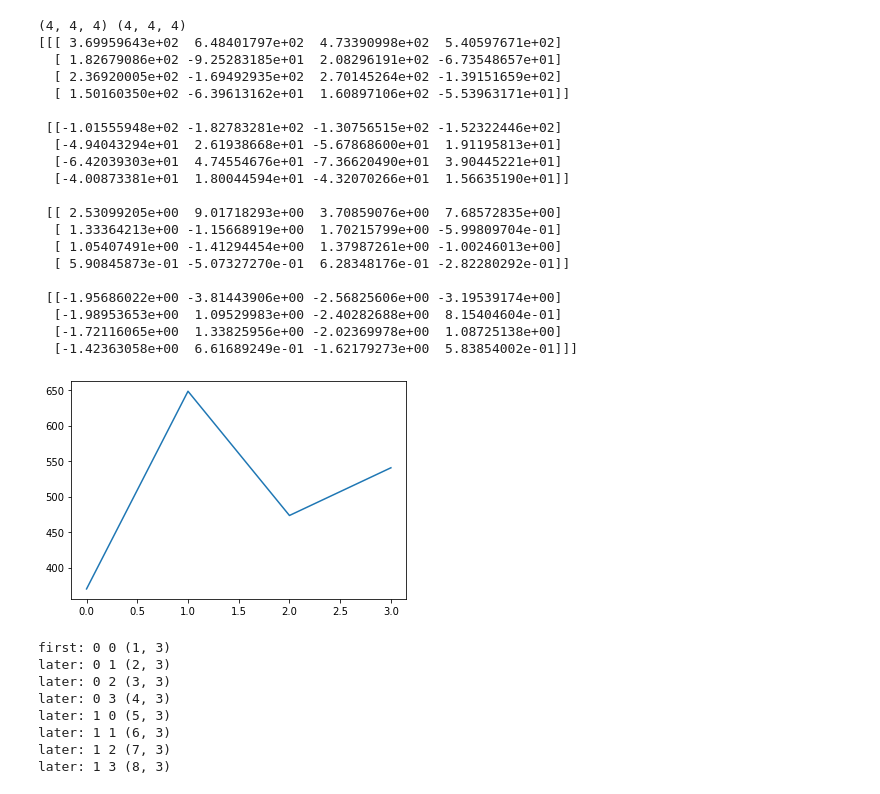
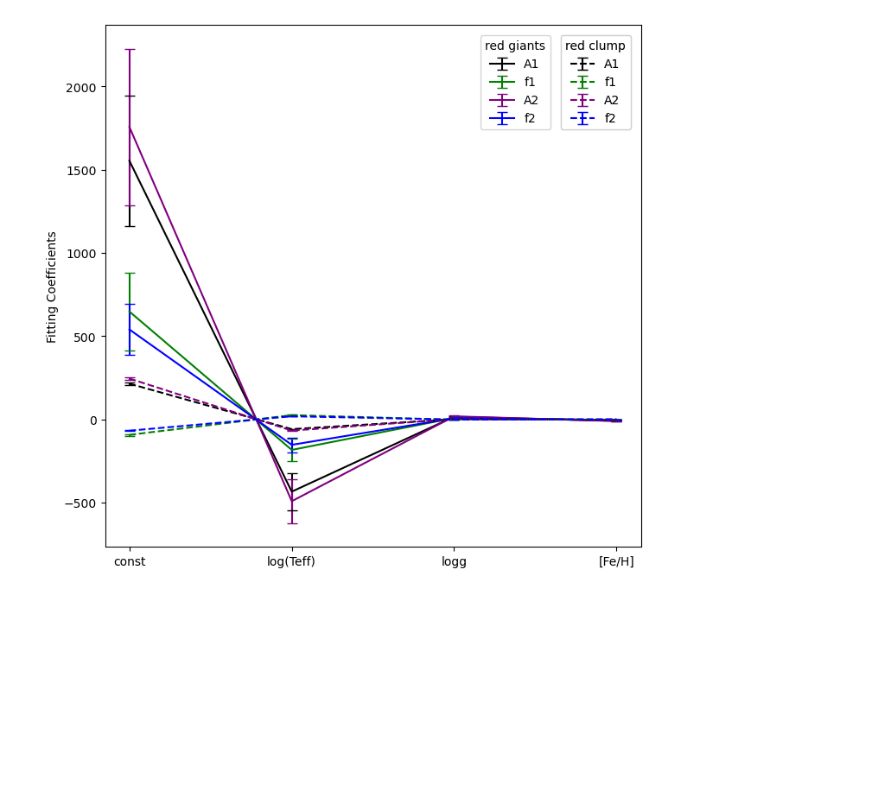
Before and after one commit to pollygecko/sharing-APOGEE_APOKASC, a Jupyter notebook: Umbrella Code for Gaia and APO3.ipynb, the cells around one changed output. Drawn from its saved outputs; the diff is of its cells as text; code cells hidden in the pictures; blank space fills up the shorter version.

Commit message:
DEV: created coeff plots for APO3 Radii

```diff
--- a/Umbrella Code for Gaia and APO3.ipynb
+++ b/Umbrella Code for Gaia and APO3.ipynb
@@ -315,44 +319,21 @@ IndexError: index 2888 is out of bounds for axis 0 with size 219
 # %%
 #call plottings with 4 subplots here
 #reshape arrays here
 #two plots with whole sample, Gaia and APO3
 #two plots with subsample, Gaia and APO3
 #choose which radius we're using for each plot here?
 #add titles here also
 #add overplotting variable so we can change between two different radii, or full and matched subsamples, etc
 
-print(np.shape(c),np.shape(e))
-print(c)
-plt.plot(c[0,0,:])
-plt.show()
+#print(np.shape(c),np.shape(e))
+#print(c)
+#plt.plot(c[0,0,:])
+#plt.show()
+#full sample plot
 line = plottings(c[:,0:2,:],e[:,0:2,:]) #4x2x4 array input
+#matched subsample plot
+line = plottings(c[:,2:4,:],e[:,2:4,:])
+#print(np.shape(c[:,0:2,:]), np.shape(c[:,2:4,:]))
+#GAIA GRAPHS BELOW
 # %% [output]
-(4, 4, 4) (4, 4, 4)
-[[[ 3.69959643e+02  6.48401797e+02  4.73390998e+02  5.40597671e+02]
-  [ 1.82679086e+02 -9.25283185e+01  2.08296191e+02 -6.73548657e+01]
-  [ 2.36920005e+02 -1.69492935e+02  2.70145264e+02 -1.39151659e+02]
-  [ 1.50160350e+02 -6.39613162e+01  1.60897106e+02 -5.53963171e+01]]
-
- [[-1.01555948e+02 -1.82783281e+02 -1.30756515e+02 -1.52322446e+02]
-  [-4.94043294e+01  2.61938668e+01 -5.67868600e+01  1.91195813e+01]
-  [-6.42039303e+01  4.74554676e+01 -7.36620490e+01  3.90445221e+01]
-  [-4.00873381e+01  1.80044594e+01 -4.32070266e+01  1.56635190e+01]]
-
- [[ 2.53099205e+00  9.01718293e+00  3.70859076e+00  7.68572835e+00]
-  [ 1.33364213e+00 -1.15668919e+00  1.70215799e+00 -5.99809704e-01]
-  [ 1.05407491e+00 -1.41294454e+00  1.37987261e+00 -1.00246013e+00]
-  [ 5.90845873e-01 -5.07327270e-01  6.28348176e-01 -2.82280292e-01]]
-
- [[-1.95686022e+00 -3.81443906e+00 -2.56825606e+00 -3.19539174e+00]
-  [-1.98953653e+00  1.09529983e+00 -2.40282688e+00  8.15404604e-01]
-  [-1.72116065e+00  1.33825956e+00 -2.02369978e+00  1.08725138e+00]
-  [-1.42363058e+00  6.61689249e-01 -1.62179273e+00  5.83854002e-01]]]
-[figure, old version]
+[figure, new version]
-first: 0 0 (1, 3)
-later: 0 1 (2, 3)
-later: 0 2 (3, 3)
-later: 0 3 (4, 3)
-later: 1 0 (5, 3)
-later: 1 1 (6, 3)
-later: 1 2 (7, 3)
-later: 1 3 (8, 3)
```
Also changed, not shown: parts of 7 cells of this notebook.
